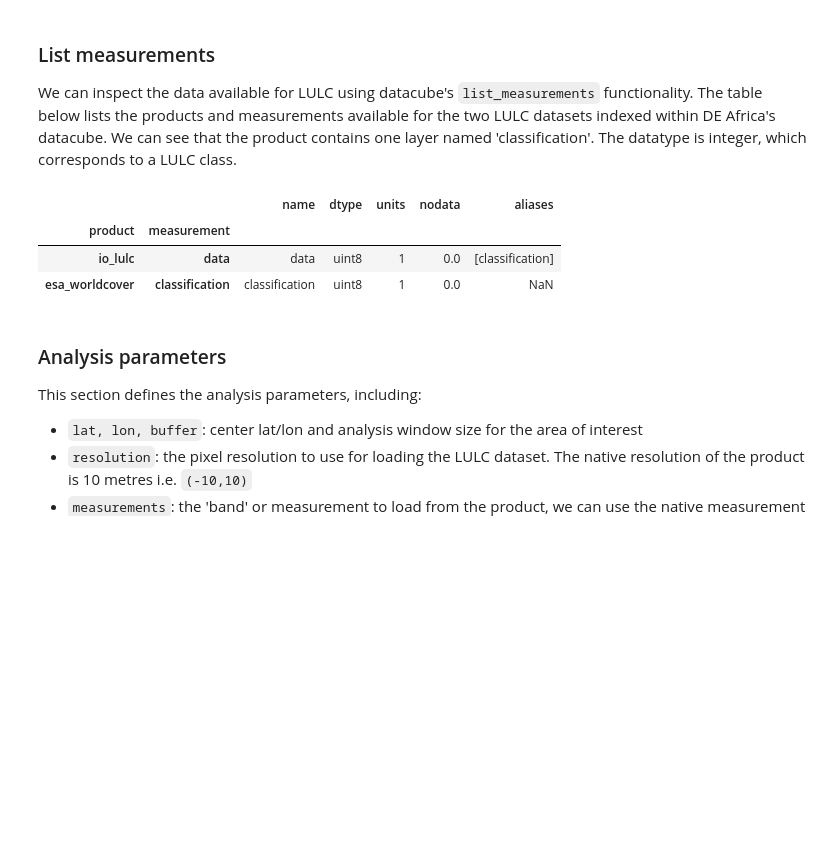
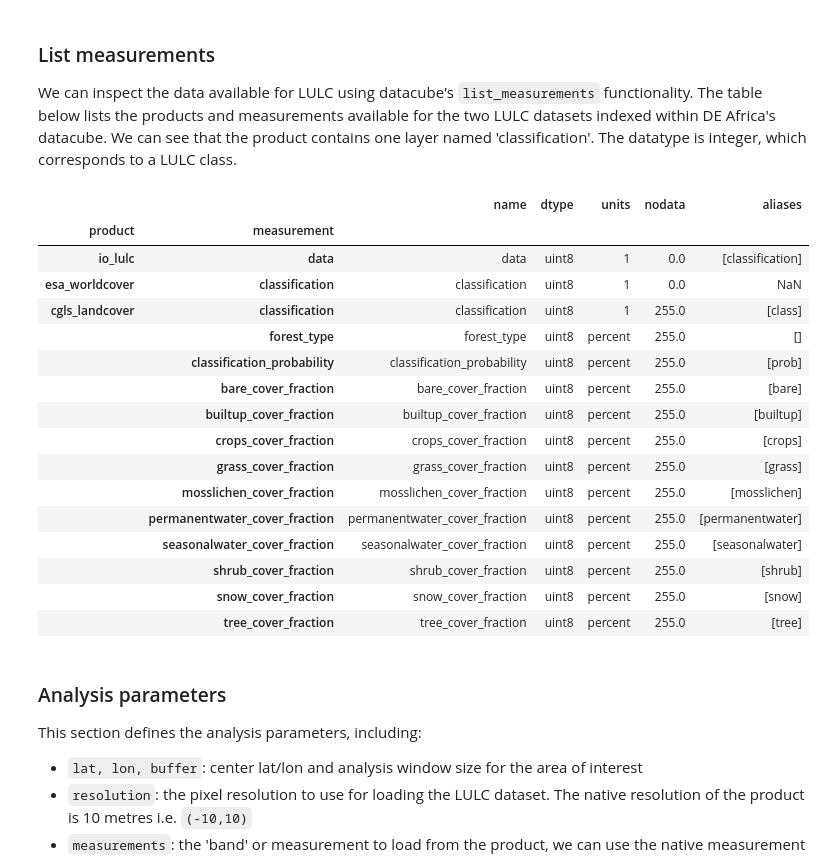
Before and after one commit to digitalearthafrica/deafrica-sandbox-notebooks, a Jupyter notebook: Datasets/Landcover_Classification.ipynb, the cells around one changed output. Cells and saved outputs as stored; diff of their text form; code cells hidden in the pictures; blank space fills up the shorter version.

```diff
--- a/Datasets/Landcover_Classification.ipynb
+++ b/Datasets/Landcover_Classification.ipynb
@@ -90,15 +122,28 @@ dc = datacube.Datacube(app="Landcover_Classification")
 
 We can inspect the data available for LULC using datacube's `list_measurements` functionality. The table below lists the products and measurements available for the two LULC datasets indexed within DE Africa's datacube. We can see that the product contains one layer named 'classification'. The datatype is integer, which corresponds to a LULC class.
 # %%
-product_name = ['io_lulc', 'esa_worldcover']
+product_name = ['io_lulc', 'esa_worldcover', 'cgls_landcover']
 
 dc_measurements = dc.list_measurements()
 dc_measurements.loc[product_name].drop('flags_definition', axis=1)
 # %% [output]
 |  |  | name | dtype | units | nodata | aliases |
 | product | measurement |  |  |  |  |  |
 | io_lulc | data | data | uint8 | 1 | 0.0 | [classification] |
 | esa_worldcover | classification | classification | uint8 | 1 | 0.0 | NaN |
+| cgls_landcover | classification | classification | uint8 | 1 | 255.0 | [class] |
+|  | forest_type | forest_type | uint8 | percent | 255.0 | [] |
+|  | classification_probability | classification_probability | uint8 | percent | 255.0 | [prob] |
+|  | bare_cover_fraction | bare_cover_fraction | uint8 | percent | 255.0 | [bare] |
+|  | builtup_cover_fraction | builtup_cover_fraction | uint8 | percent | 255.0 | [builtup] |
+|  | crops_cover_fraction | crops_cover_fraction | uint8 | percent | 255.0 | [crops] |
+|  | grass_cover_fraction | grass_cover_fraction | uint8 | percent | 255.0 | [grass] |
+|  | mosslichen_cover_fraction | mosslichen_cover_fraction | uint8 | percent | 255.0 | [mosslichen] |
+|  | permanentwater_cover_fraction | permanentwater_cover_fraction | uint8 | percent | 255.0 | [permanentwater] |
+|  | seasonalwater_cover_fraction | seasonalwater_cover_fraction | uint8 | percent | 255.0 | [seasonalwater] |
+|  | shrub_cover_fraction | shrub_cover_fraction | uint8 | percent | 255.0 | [shrub] |
+|  | snow_cover_fraction | snow_cover_fraction | uint8 | percent | 255.0 | [snow] |
+|  | tree_cover_fraction | tree_cover_fraction | uint8 | percent | 255.0 | [tree] |
 # %% [markdown]
 ### Analysis parameters
 
```
Also changed, not shown: parts of 20 cells of this notebook, 2 other files.
